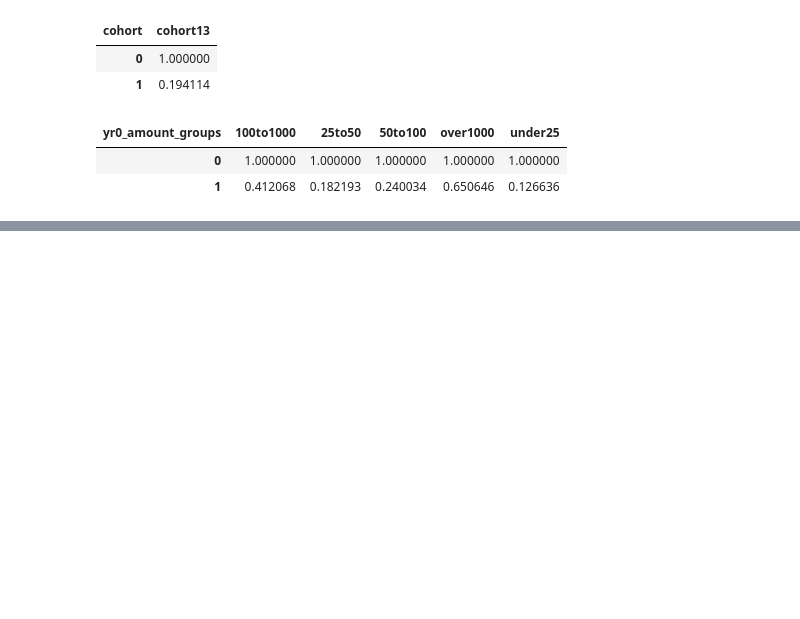
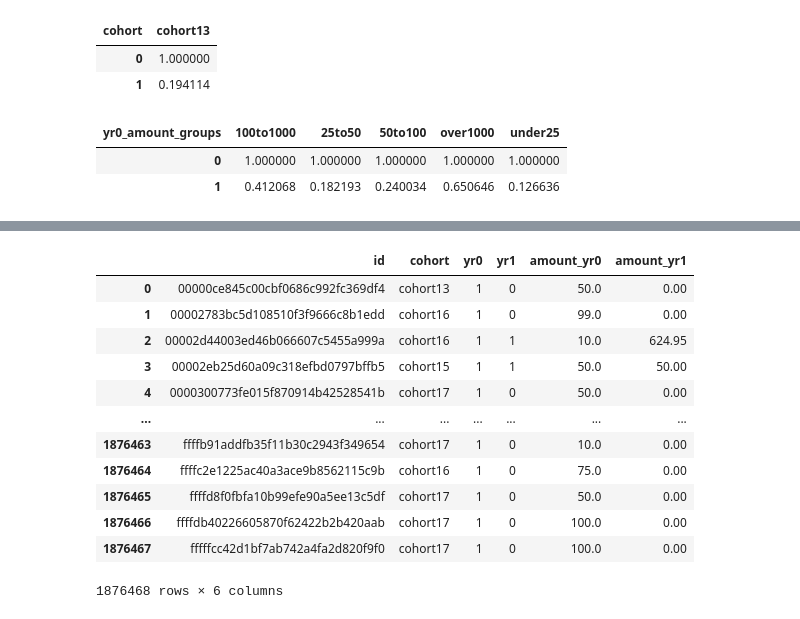
Before and after one commit to erinmarieanderson/donations_part_II, a Jupyter notebook: notebooks/21.ipynb, the cells around one changed output, grey strips where cells are left out. Cells and saved outputs as stored; diff of their text form; code cells hidden in the pictures; blank space fills up the shorter version.

```diff
--- a/notebooks/21.ipynb
+++ b/notebooks/21.ipynb
@@ -201,0 +437,18 @@ fig.show()
+# %%
+find=donations13to17[['id','cohort','yr0','yr1','amount_yr0','amount_yr1']].copy()
+# %%
+find
+# %% [output]
+|  | id | cohort | yr0 | yr1 | amount_yr0 | amount_yr1 |
+| 0 | 00000ce845c00cbf0686c992fc369df4 | cohort13 | 1 | 0 | 50.0 | 0.00 |
+| 1 | 00002783bc5d108510f3f9666c8b1edd | cohort16 | 1 | 0 | 99.0 | 0.00 |
+| 2 | 00002d44003ed46b066607c5455a999a | cohort16 | 1 | 1 | 10.0 | 624.95 |
+| 3 | 00002eb25d60a09c318efbd0797bffb5 | cohort15 | 1 | 1 | 50.0 | 50.00 |
+| 4 | 0000300773fe015f870914b42528541b | cohort17 | 1 | 0 | 50.0 | 0.00 |
+| ... | ... | ... | ... | ... | ... | ... |
+| 1876463 | ffffb91addfb35f11b30c2943f349654 | cohort17 | 1 | 0 | 10.0 | 0.00 |
+| 1876464 | ffffc2e1225ac40a3ace9b8562115c9b | cohort16 | 1 | 0 | 75.0 | 0.00 |
+| 1876465 | ffffd8f0fbfa10b99efe90a5ee13c5df | cohort17 | 1 | 0 | 50.0 | 0.00 |
+| 1876466 | ffffdb40226605870f62422b2b420aab | cohort17 | 1 | 0 | 100.0 | 0.00 |
+| 1876467 | fffffcc42d1bf7ab742a4fa2d820f9f0 | cohort17 | 1 | 0 | 100.0 | 0.00 |
+1876468 rows × 6 columns
```
Also changed, not shown: parts of 37 cells of this notebook.
